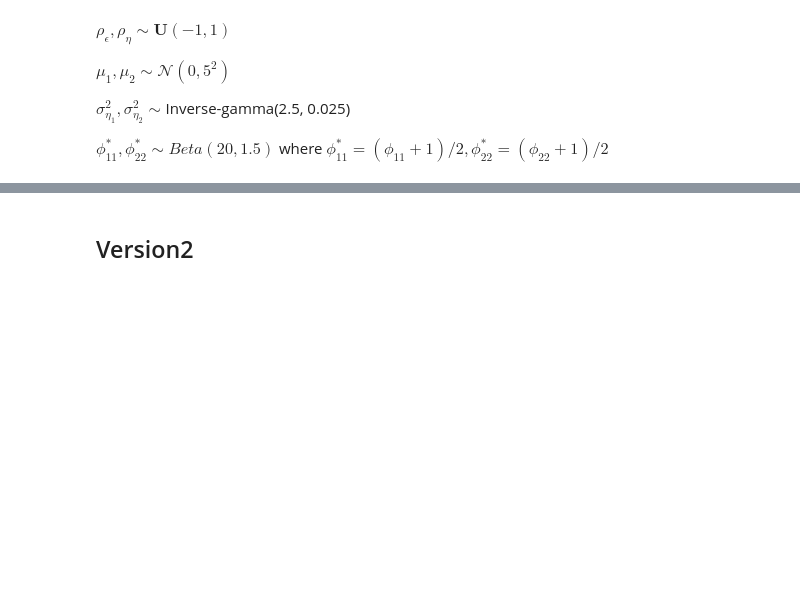
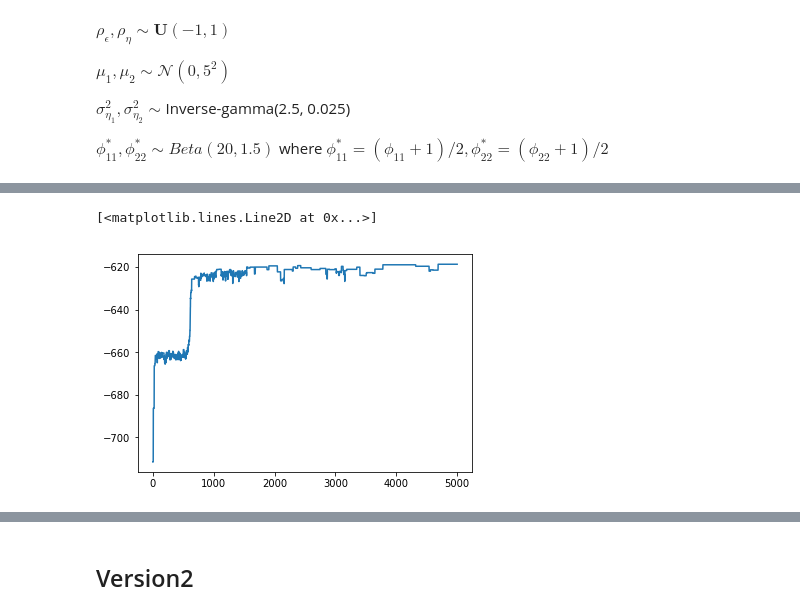
Before and after one commit to nathansiae/stochastic_volatility, a Jupyter notebook: bivariate_sv.ipynb, the cells around one changed output, grey strips where cells are left out. Saved outputs shown, nothing was run; the diff lists cells and outputs as text; code cells hidden in the pictures; blank space fills up the shorter version.

```diff
--- a/bivariate_sv.ipynb
+++ b/bivariate_sv.ipynb
@@ -106,0 +157,5 @@ for i, param in enumerate(prior_dict.keys()):
+# %%
+plt.plot(pmmh.chain.lpost)
+# %% [output]
+[<matplotlib.lines.Line2D at 0x...>]
+[figure, added]
```
Also changed, not shown: parts of 11 cells of this notebook.
